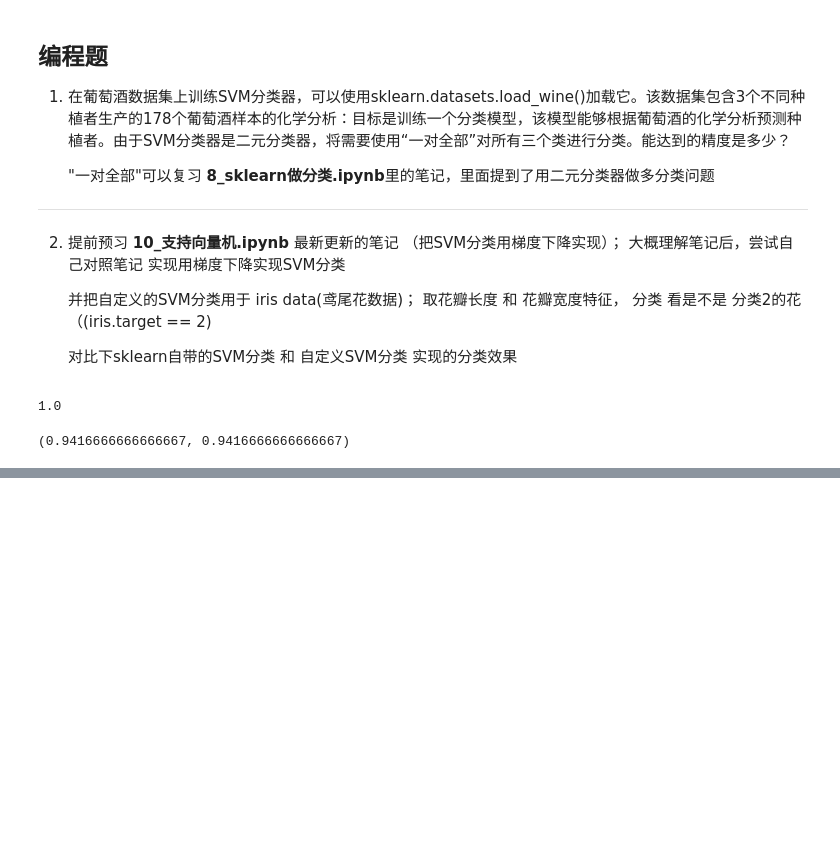
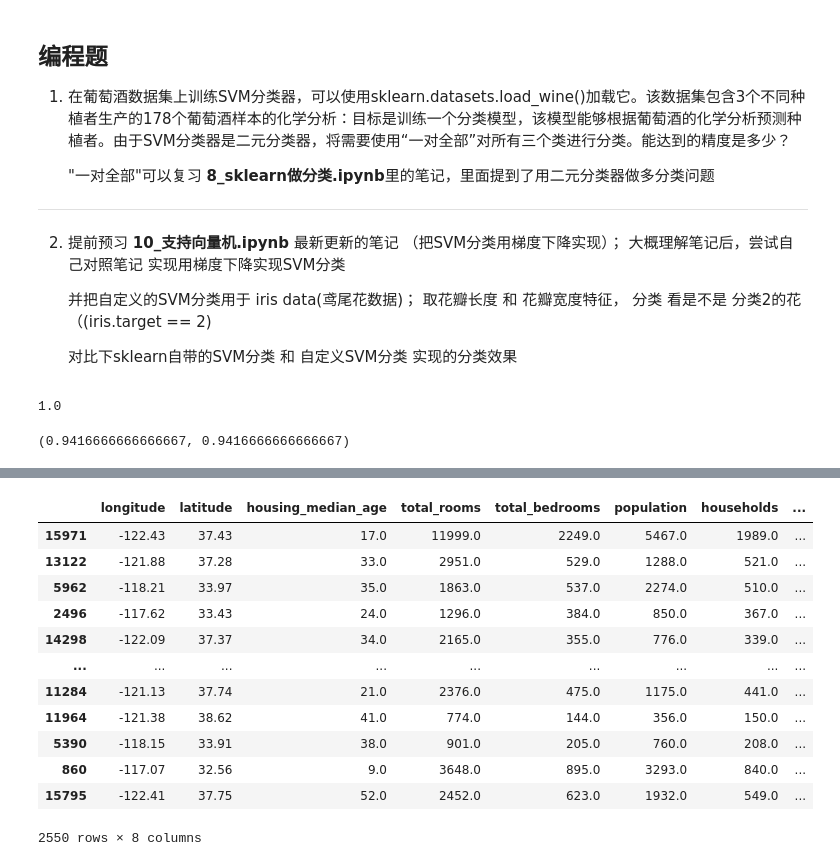
Before and after one commit to lupus-ywy/ml-teach, a Jupyter notebook: homework/HW5/支持向量机作业.ipynb, the cells around one changed output, grey strips where cells are left out. Saved outputs shown, nothing was run; the diff lists cells and outputs as text; code cells hidden in the pictures; blank space fills up the shorter version.

```diff
--- a/homework/HW5/支持向量机作业.ipynb
+++ b/homework/HW5/支持向量机作业.ipynb
@@ -143,0 +166,24 @@ accuracy, sklearn_accuracy
+# %%
+from sklearn.svm import SVR
+
+X = data.drop(columns=["median_house_value"])
+y = data["median_house_value"]
+
+X_sample, _, y_sample, _ = train_test_split(X, y, test_size=0.85, random_state=42)
+X_test, X_train, y_test, y_train = train_test_split(X_sample, y_sample, test_size=0.2, random_state=42)
+svm_pipeline = make_pipeline(StandardScaler(), SVR())
+X_sample
+# %% [output]
+|  | longitude | latitude | housing_median_age | total_rooms | total_bedrooms | population | households | ... |
+| 15971 | -122.43 | 37.43 | 17.0 | 11999.0 | 2249.0 | 5467.0 | 1989.0 | ... |
+| 13122 | -121.88 | 37.28 | 33.0 | 2951.0 | 529.0 | 1288.0 | 521.0 | ... |
+| 5962 | -118.21 | 33.97 | 35.0 | 1863.0 | 537.0 | 2274.0 | 510.0 | ... |
+| 2496 | -117.62 | 33.43 | 24.0 | 1296.0 | 384.0 | 850.0 | 367.0 | ... |
+| 14298 | -122.09 | 37.37 | 34.0 | 2165.0 | 355.0 | 776.0 | 339.0 | ... |
+| ... | ... | ... | ... | ... | ... | ... | ... | ... |
+| 11284 | -121.13 | 37.74 | 21.0 | 2376.0 | 475.0 | 1175.0 | 441.0 | ... |
+| 11964 | -121.38 | 38.62 | 41.0 | 774.0 | 144.0 | 356.0 | 150.0 | ... |
+| 5390 | -118.15 | 33.91 | 38.0 | 901.0 | 205.0 | 760.0 | 208.0 | ... |
+| 860 | -117.07 | 32.56 | 9.0 | 3648.0 | 895.0 | 3293.0 | 840.0 | ... |
+| 15795 | -122.41 | 37.75 | 52.0 | 2452.0 | 623.0 | 1932.0 | 549.0 | ... |
+2550 rows × 8 columns
```
Also changed, not shown: parts of 5 cells of this notebook, 2 other files.
